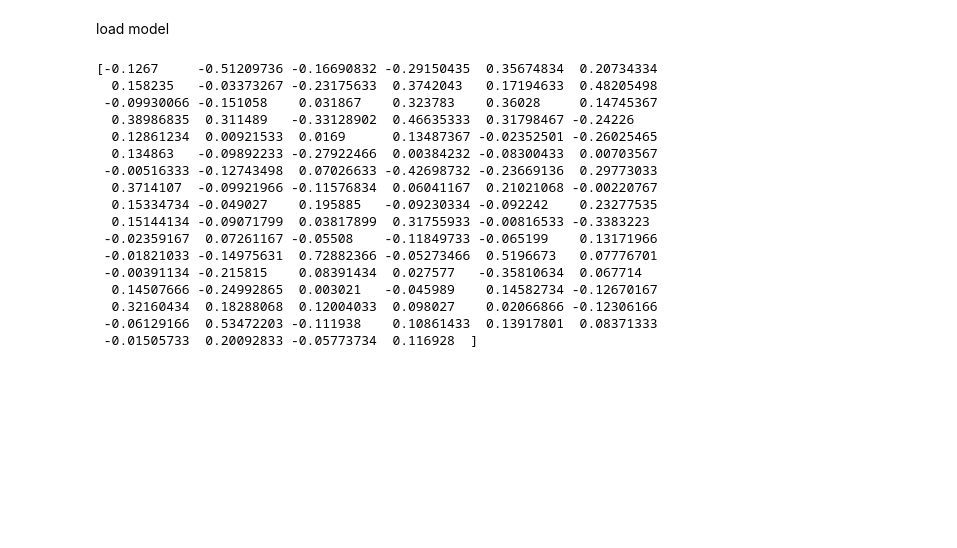
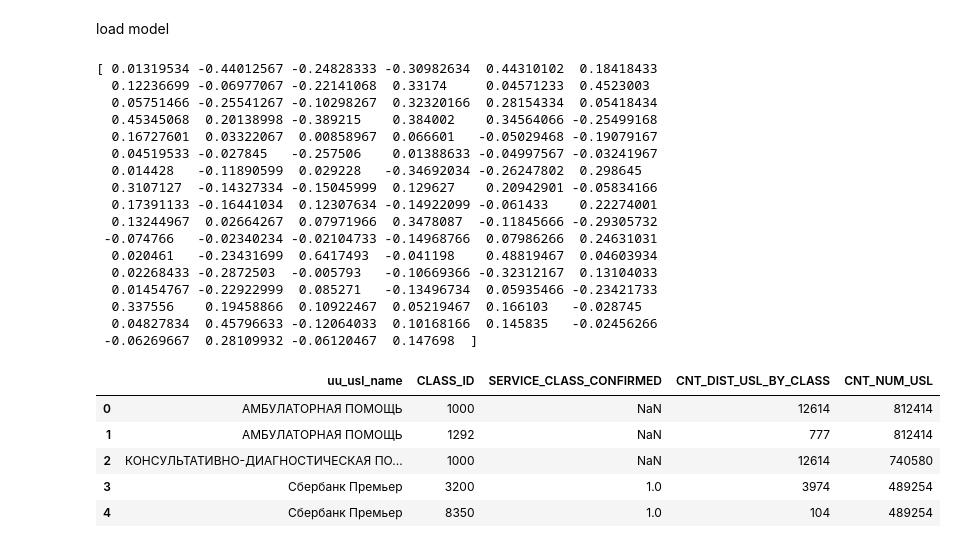
Before and after one commit to fedor-resh/NLP-project, a Jupyter notebook: sandbox.ipynb, the cells around one changed output. Cells and saved outputs as stored; diff of their text form; code cells hidden in the pictures; blank space fills up the shorter version.

Commit message:
word to vec

```diff
--- a/sandbox.ipynb
+++ b/sandbox.ipynb
@@ -9,25 +9,46 @@ load model
 # %%
 model = KeyedVectors.load_word2vec_format('model.bin', binary=True)
 # %%
+morph = MorphAnalyzer()
+def handle_word(word):
+    word = word.lower().strip('(.,!?:;\'"«»—-–)')
+    p = morph.parse(word)[0]
+    return p.normal_form
 def get_average_vector(words):
-    words = [word for word in words if word in model]
-    return model[words].mean(axis=0)
+    vectors = []
+    for word in words:
+        parsed = handle_word(word)
+        if parsed in model:
+            vectors.append(model[parsed])
+    return np.mean(vectors, axis=0)
+
+
 print(get_average_vector(['привет', 'как', 'дела']))
 # %% [output]
-[-0.1267     -0.51209736 -0.16690832 -0.29150435  0.35674834  0.20734334
-  0.158235   -0.03373267 -0.23175633  0.3742043   0.17194633  0.48205498
- -0.09930066 -0.151058    0.031867    0.323783    0.36028     0.14745367
-  0.38986835  0.311489   -0.33128902  0.46635333  0.31798467 -0.24226
-  0.12861234  0.00921533  0.0169      0.13487367 -0.02352501 -0.26025465
-  0.134863   -0.09892233 -0.27922466  0.00384232 -0.08300433  0.00703567
- -0.00516333 -0.12743498  0.07026633 -0.42698732 -0.23669136  0.29773033
-  0.3714107  -0.09921966 -0.11576834  0.06041167  0.21021068 -0.00220767
-  0.15334734 -0.049027    0.195885   -0.09230334 -0.092242    0.23277535
-  0.15144134 -0.09071799  0.03817899  0.31755933 -0.00816533 -0.3383223
- -0.02359167  0.07261167 -0.05508    -0.11849733 -0.065199    0.13171966
- -0.01821033 -0.14975631  0.72882366 -0.05273466  0.5196673   0.07776701
- -0.00391134 -0.215815    0.08391434  0.027577   -0.35810634  0.067714
-  0.14507666 -0.24992865  0.003021   -0.045989    0.14582734 -0.12670167
-  0.32160434  0.18288068  0.12004033  0.098027    0.02066866 -0.12306166
- -0.06129166  0.53472203 -0.111938    0.10861433  0.13917801  0.08371333
- -0.01505733  0.20092833 -0.05773734  0.116928  ]
+[ 0.01319534 -0.44012567 -0.24828333 -0.30982634  0.44310102  0.18418433
+  0.12236699 -0.06977067 -0.22141068  0.33174     0.04571233  0.4523003
+  0.05751466 -0.25541267 -0.10298267  0.32320166  0.28154334  0.05418434
+  0.45345068  0.20138998 -0.389215    0.384002    0.34564066 -0.25499168
+  0.16727601  0.03322067  0.00858967  0.066601   -0.05029468 -0.19079167
+  0.04519533 -0.027845   -0.257506    0.01388633 -0.04997567 -0.03241967
+  0.014428   -0.11890599  0.029228   -0.34692034 -0.26247802  0.298645
+  0.3107127  -0.14327334 -0.15045999  0.129627    0.20942901 -0.05834166
+  0.17391133 -0.16441034  0.12307634 -0.14922099 -0.061433    0.22274001
+  0.13244967  0.02664267  0.07971966  0.3478087  -0.11845666 -0.29305732
+ -0.074766   -0.02340234 -0.02104733 -0.14968766  0.07986266  0.24631031
+  0.020461   -0.23431699  0.6417493  -0.041198    0.48819467  0.04603934
+  0.02268433 -0.2872503  -0.005793   -0.10669366 -0.32312167  0.13104033
+  0.01454767 -0.22922999  0.085271   -0.13496734  0.05935466 -0.23421733
+  0.337556    0.19458866  0.10922467  0.05219467  0.166103   -0.028745
+  0.04827834  0.45796633 -0.12064033  0.10168166  0.145835   -0.02456266
+ -0.06269667  0.28109932 -0.06120467  0.147698  ]
+# %%
+data = pd.read_csv('dataset.csv', sep=',')
+data.head()
+# %% [output]
+|  | uu_usl_name | CLASS_ID | SERVICE_CLASS_CONFIRMED | CNT_DIST_USL_BY_CLASS | CNT_NUM_USL |
+| 0 | АМБУЛАТОРНАЯ ПОМОЩЬ | 1000 | NaN | 12614 | 812414 |
+| 1 | АМБУЛАТОРНАЯ ПОМОЩЬ | 1292 | NaN | 777 | 812414 |
+| 2 | КОНСУЛЬТАТИВНО-ДИАГНОСТИЧЕСКАЯ ПО... | 1000 | NaN | 12614 | 740580 |
+| 3 | Сбербанк Премьер | 3200 | 1.0 | 3974 | 489254 |
+| 4 | Сбербанк Премьер | 8350 | 1.0 | 104 | 489254 |
```
Also changed, not shown: parts of 5 cells of this notebook.
